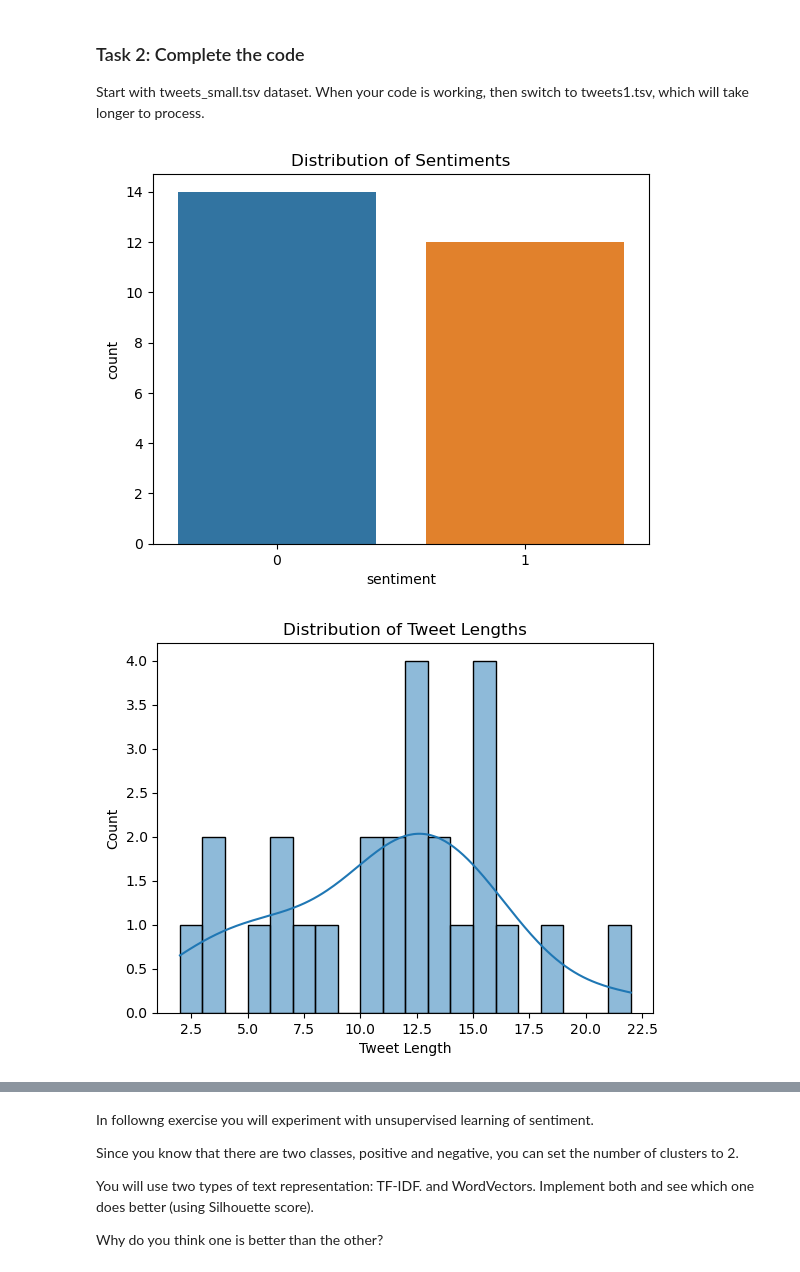
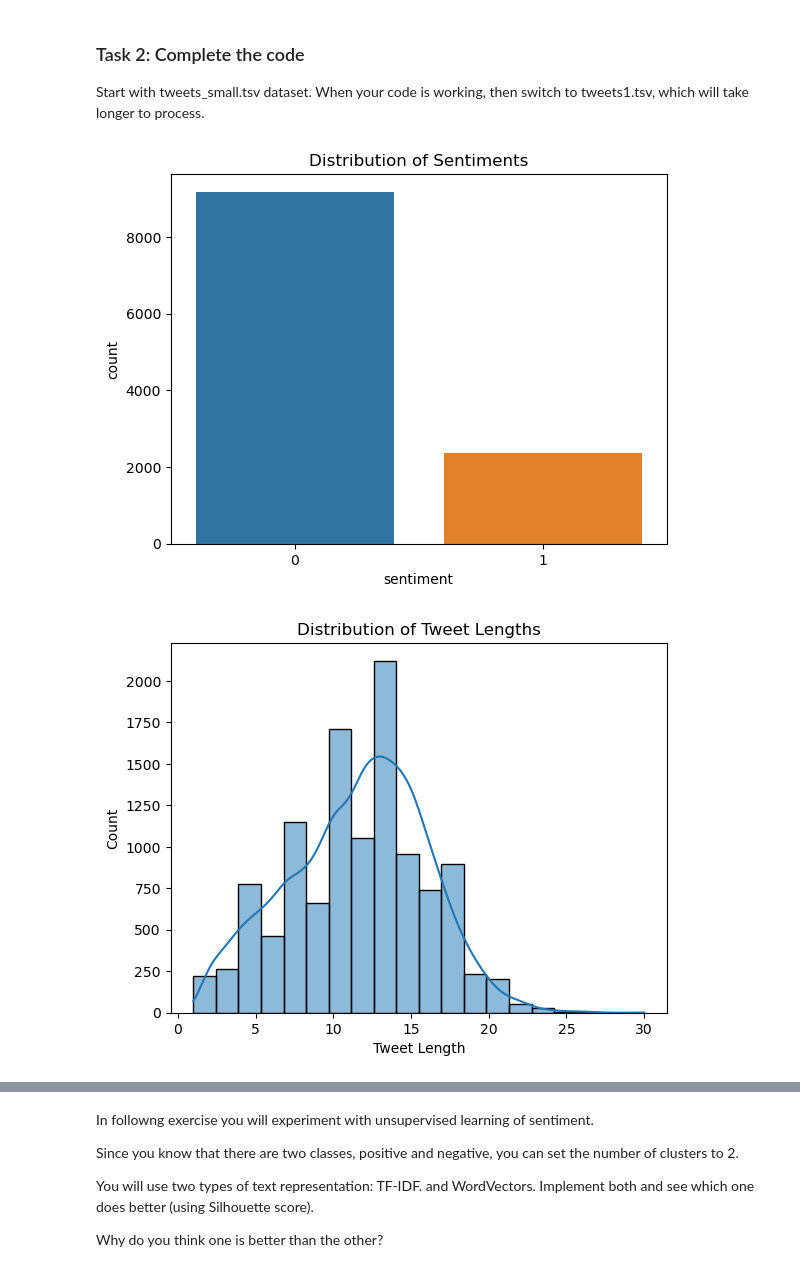
Before and after one commit to ZuxingGit/ANLP_Code, a Jupyter notebook: workshop/wk2/Workshop_w2_solution.ipynb, the cells around one changed output, grey strips where cells are left out. Drawn from its saved outputs; the diff is of its cells as text; code cells hidden in the pictures.

```diff
--- a/workshop/wk2/Workshop_w2_solution.ipynb
+++ b/workshop/wk2/Workshop_w2_solution.ipynb
@@ -384,8 +384,8 @@ nlp = spacy.load('en_core_web_sm')
 
 
 # Load the dataset
-data = pd.read_csv("tweets_small.tsv", encoding="ISO-8859-1", delimiter="\t", header=None)
-# data = pd.read_csv("tweets1.tsv", encoding="ISO-8859-1", delimiter="\t", header=None)
+# data = pd.read_csv("tweets_small.tsv", encoding="ISO-8859-1", delimiter="\t", header=None)
+data = pd.read_csv("tweets1.tsv", encoding="ISO-8859-1", delimiter="\t", header=None)
 data.columns = ["text", "sentiment"]
 
 def clean_text(text):
@@ -452,32 +452,32 @@ X_train, X_test, y_train, y_test = train_test_split(data["clean_text"], data["se
 
 # Vectorize the text using TF-IDF default parameters
 vectorizer = TfidfVectorizer()
 # vectorizer = CountVectorizer(lowercase=True, token_pattern='[a-zA-Z0-9@#$%_]{2,}', \
 #                                  max_features=None)
 X_train = vectorizer.fit_transform(X_train)
 X_test = vectorizer.transform(X_test)
 
 # Train a Multinomial Naive Bayes classifier default parameters
 mnb = MultinomialNB()
 mnb.fit(X_train, y_train)
 
 # Train a SVM classifier kernel and C=1
 svm = SVC(kernel="linear", C=1)
 svm.fit(X_train, y_train)
 
 # Evaluate the models on the test set
 y_pred_mnb = mnb.predict(X_test)
 y_pred_svm = svm.predict(X_test)
 
 print("Multinomial Naive Bayes:")
 print("Accuracy:", accuracy_score(y_test, y_pred_mnb))
 print("F1 score:", f1_score(y_test, y_pred_mnb))
 print(classification_report(y_test, y_pred_mnb))
 
 print("SVM:")
 print("Accuracy:", accuracy_score(y_test, y_pred_svm))
 print("F1 score:", f1_score(y_test, y_pred_svm))
 print(classification_report(y_test, y_pred_svm))
 # %% [output]
-[figure, old version]
+[figure, new version]
-[figure, old version]
+[figure, new version]
```
Also changed, not shown: parts of 2 cells of this notebook, 1 other file.
